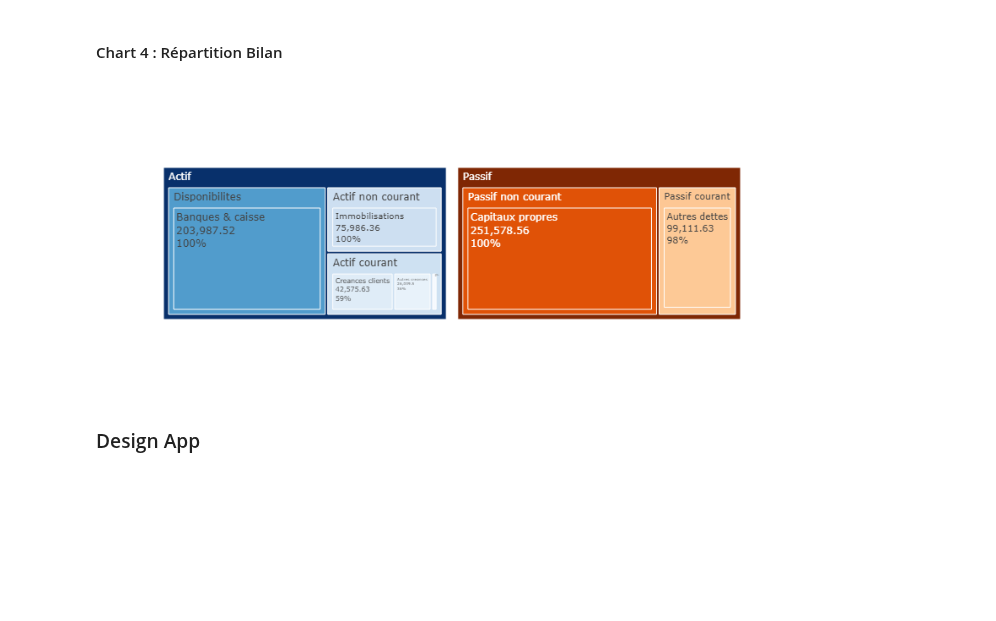
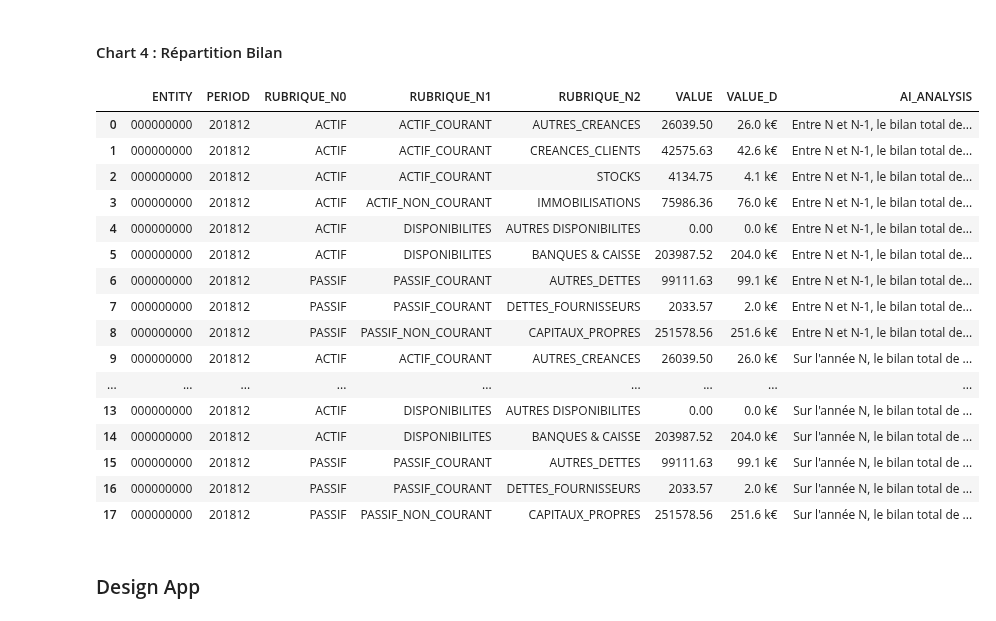
Before and after one commit to jupyter-naas/FEC-engine, a Jupyter notebook: models/FEC_Dashboard.ipynb, the cells around one changed output. Cells and saved outputs as stored; diff of their text form; code cells hidden in the pictures; blank space fills up the shorter version.

```diff
--- a/models/FEC_Dashboard.ipynb
+++ b/models/FEC_Dashboard.ipynb
@@ -489,6 +489,7 @@ def create_treemapchart(
         (df["ENTITY"].astype(str) == str(entity)) &
         (df["PERIOD"].astype(str) == str(scenario))
     ].reset_index(drop=True)
+    return df
 
     # Data
     def prep_data(df_init):
@@ -542,34 +543,50 @@ def create_treemapchart(
             branchvalues="total",
         ),
         row=1,
         col=1,
     )
 
     # Create "Liability" treemap
     df_liability = prep_data(df[df["RUBRIQUE_N0"] == "PASSIF"].reset_index(drop=True))
     fig.add_trace(
         go.Treemap(
             labels=df_liability["LABEL"],
             parents=df_liability["PARENT"],
             values=df_liability["VALUE"],
             textinfo="label+value+percent parent",
             marker_colorscale="oranges",
             hoverinfo="label+value+percent parent",
             branchvalues="total",
         ),
         row=1,
         col=2,
     )
     return fig
 
 fig_treemap_chart = create_treemapchart(
     df_bilan,
     entity_demo,
     period_demo,
 )
 fig_treemap_chart
 # %% [output]
-[figure, removed]
+|  | ENTITY | PERIOD | RUBRIQUE_N0 | RUBRIQUE_N1 | RUBRIQUE_N2 | VALUE | VALUE_D | AI_ANALYSIS |
+| 0 | 000000000 | 201812 | ACTIF | ACTIF_COURANT | AUTRES_CREANCES | 26039.50 | 26.0 k€ | Entre N et N-1, le bilan total de... |
+| 1 | 000000000 | 201812 | ACTIF | ACTIF_COURANT | CREANCES_CLIENTS | 42575.63 | 42.6 k€ | Entre N et N-1, le bilan total de... |
+| 2 | 000000000 | 201812 | ACTIF | ACTIF_COURANT | STOCKS | 4134.75 | 4.1 k€ | Entre N et N-1, le bilan total de... |
+| 3 | 000000000 | 201812 | ACTIF | ACTIF_NON_COURANT | IMMOBILISATIONS | 75986.36 | 76.0 k€ | Entre N et N-1, le bilan total de... |
+| 4 | 000000000 | 201812 | ACTIF | DISPONIBILITES | AUTRES DISPONIBILITES | 0.00 | 0.0 k€ | Entre N et N-1, le bilan total de... |
+| 5 | 000000000 | 201812 | ACTIF | DISPONIBILITES | BANQUES & CAISSE | 203987.52 | 204.0 k€ | Entre N et N-1, le bilan total de... |
+| 6 | 000000000 | 201812 | PASSIF | PASSIF_COURANT | AUTRES_DETTES | 99111.63 | 99.1 k€ | Entre N et N-1, le bilan total de... |
+| 7 | 000000000 | 201812 | PASSIF | PASSIF_COURANT | DETTES_FOURNISSEURS | 2033.57 | 2.0 k€ | Entre N et N-1, le bilan total de... |
+| 8 | 000000000 | 201812 | PASSIF | PASSIF_NON_COURANT | CAPITAUX_PROPRES | 251578.56 | 251.6 k€ | Entre N et N-1, le bilan total de... |
+| 9 | 000000000 | 201812 | ACTIF | ACTIF_COURANT | AUTRES_CREANCES | 26039.50 | 26.0 k€ | Sur l'année N, le bilan total de ... |
+| ... | ... | ... | ... | ... | ... | ... | ... | ... |
+| 13 | 000000000 | 201812 | ACTIF | DISPONIBILITES | AUTRES DISPONIBILITES | 0.00 | 0.0 k€ | Sur l'année N, le bilan total de ... |
+| 14 | 000000000 | 201812 | ACTIF | DISPONIBILITES | BANQUES & CAISSE | 203987.52 | 204.0 k€ | Sur l'année N, le bilan total de ... |
+| 15 | 000000000 | 201812 | PASSIF | PASSIF_COURANT | AUTRES_DETTES | 99111.63 | 99.1 k€ | Sur l'année N, le bilan total de ... |
+| 16 | 000000000 | 201812 | PASSIF | PASSIF_COURANT | DETTES_FOURNISSEURS | 2033.57 | 2.0 k€ | Sur l'année N, le bilan total de ... |
+| 17 | 000000000 | 201812 | PASSIF | PASSIF_NON_COURANT | CAPITAUX_PROPRES | 251578.56 | 251.6 k€ | Sur l'année N, le bilan total de ... |
 # %% [markdown]
 ### Design App
 # %% [markdown]
```
Also changed, not shown: parts of 5 cells of this notebook, 1 other file.
